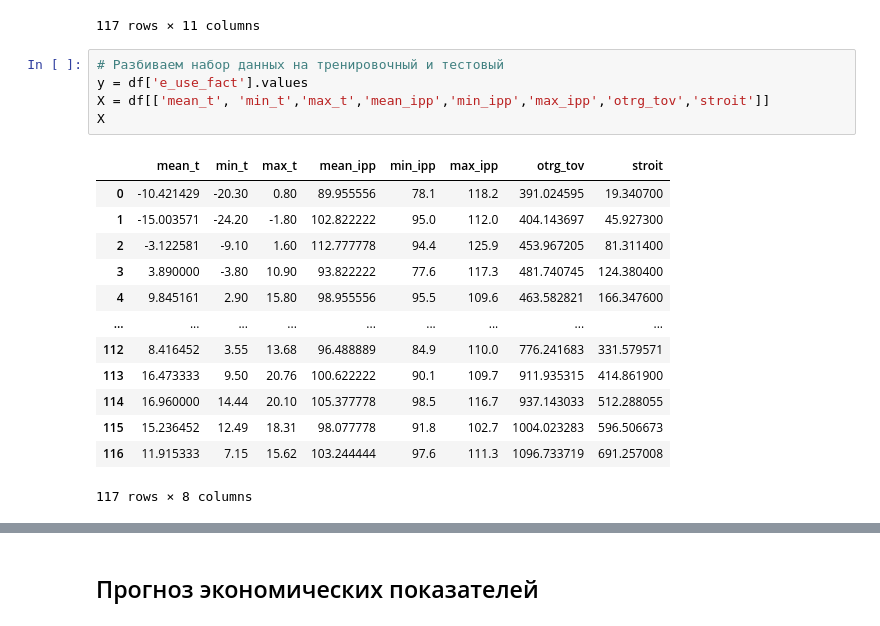
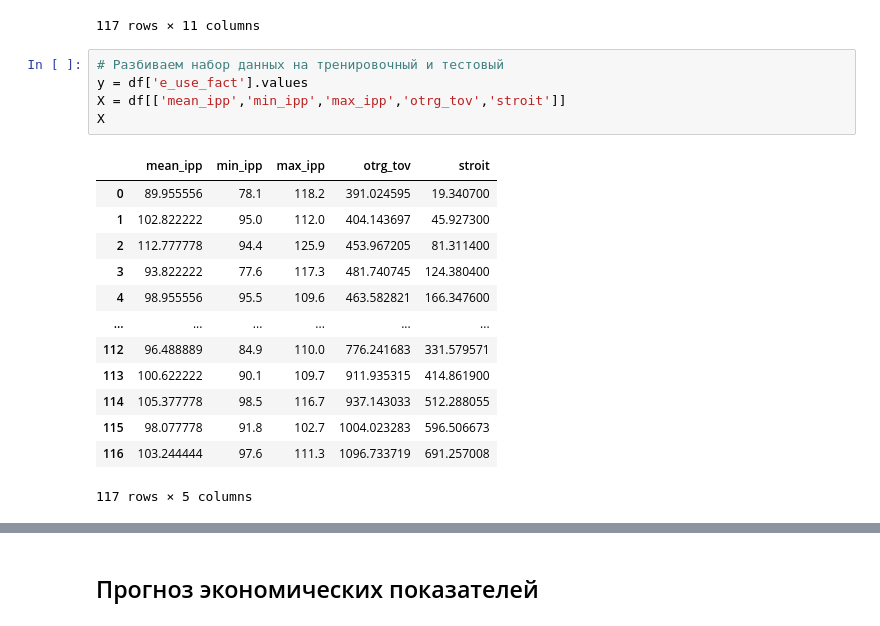
Before and after one commit to dsfnag/dst-off_final, a Jupyter notebook: CiP_FINAL_Minenergo_DST-OFF.ipynb, the cells around one changed output, grey strips where cells are left out. Saved outputs shown, nothing was run; the diff lists cells and outputs as text.

```diff
--- a/CiP_FINAL_Minenergo_DST-OFF.ipynb
+++ b/CiP_FINAL_Minenergo_DST-OFF.ipynb
@@ -899,22 +899,22 @@ df
 # %%
 # Разбиваем набор данных на тренировочный и тестовый
 y = df['e_use_fact'].values
-X = df[['mean_t', 'min_t','max_t','mean_ipp','min_ipp','max_ipp','otrg_tov','stroit']]
+X = df[['mean_ipp','min_ipp','max_ipp','otrg_tov','stroit']]
 X
 # %% [output]
-|  | mean_t | min_t | max_t | mean_ipp | min_ipp | max_ipp | otrg_tov | stroit |
-| 0 | -10.421429 | -20.30 | 0.80 | 89.955556 | 78.1 | 118.2 | 391.024595 | 19.340700 |
-| 1 | -15.003571 | -24.20 | -1.80 | 102.822222 | 95.0 | 112.0 | 404.143697 | 45.927300 |
-| 2 | -3.122581 | -9.10 | 1.60 | 112.777778 | 94.4 | 125.9 | 453.967205 | 81.311400 |
-| 3 | 3.890000 | -3.80 | 10.90 | 93.822222 | 77.6 | 117.3 | 481.740745 | 124.380400 |
-| 4 | 9.845161 | 2.90 | 15.80 | 98.955556 | 95.5 | 109.6 | 463.582821 | 166.347600 |
-| ... | ... | ... | ... | ... | ... | ... | ... | ... |
-| 112 | 8.416452 | 3.55 | 13.68 | 96.488889 | 84.9 | 110.0 | 776.241683 | 331.579571 |
-| 113 | 16.473333 | 9.50 | 20.76 | 100.622222 | 90.1 | 109.7 | 911.935315 | 414.861900 |
-| 114 | 16.960000 | 14.44 | 20.10 | 105.377778 | 98.5 | 116.7 | 937.143033 | 512.288055 |
-| 115 | 15.236452 | 12.49 | 18.31 | 98.077778 | 91.8 | 102.7 | 1004.023283 | 596.506673 |
-| 116 | 11.915333 | 7.15 | 15.62 | 103.244444 | 97.6 | 111.3 | 1096.733719 | 691.257008 |
+|  | mean_ipp | min_ipp | max_ipp | otrg_tov | stroit |
+| 0 | 89.955556 | 78.1 | 118.2 | 391.024595 | 19.340700 |
+| 1 | 102.822222 | 95.0 | 112.0 | 404.143697 | 45.927300 |
+| 2 | 112.777778 | 94.4 | 125.9 | 453.967205 | 81.311400 |
+| 3 | 93.822222 | 77.6 | 117.3 | 481.740745 | 124.380400 |
+| 4 | 98.955556 | 95.5 | 109.6 | 463.582821 | 166.347600 |
+| ... | ... | ... | ... | ... | ... |
+| 112 | 96.488889 | 84.9 | 110.0 | 776.241683 | 331.579571 |
+| 113 | 100.622222 | 90.1 | 109.7 | 911.935315 | 414.861900 |
+| 114 | 105.377778 | 98.5 | 116.7 | 937.143033 | 512.288055 |
+| 115 | 98.077778 | 91.8 | 102.7 | 1004.023283 | 596.506673 |
+| 116 | 103.244444 | 97.6 | 111.3 | 1096.733719 | 691.257008 |
-117 rows × 8 columns
+117 rows × 5 columns
 # %%
 size_train = int(len(X)*0.1)
 
```
Also changed, not shown: parts of 4 cells of this notebook.
